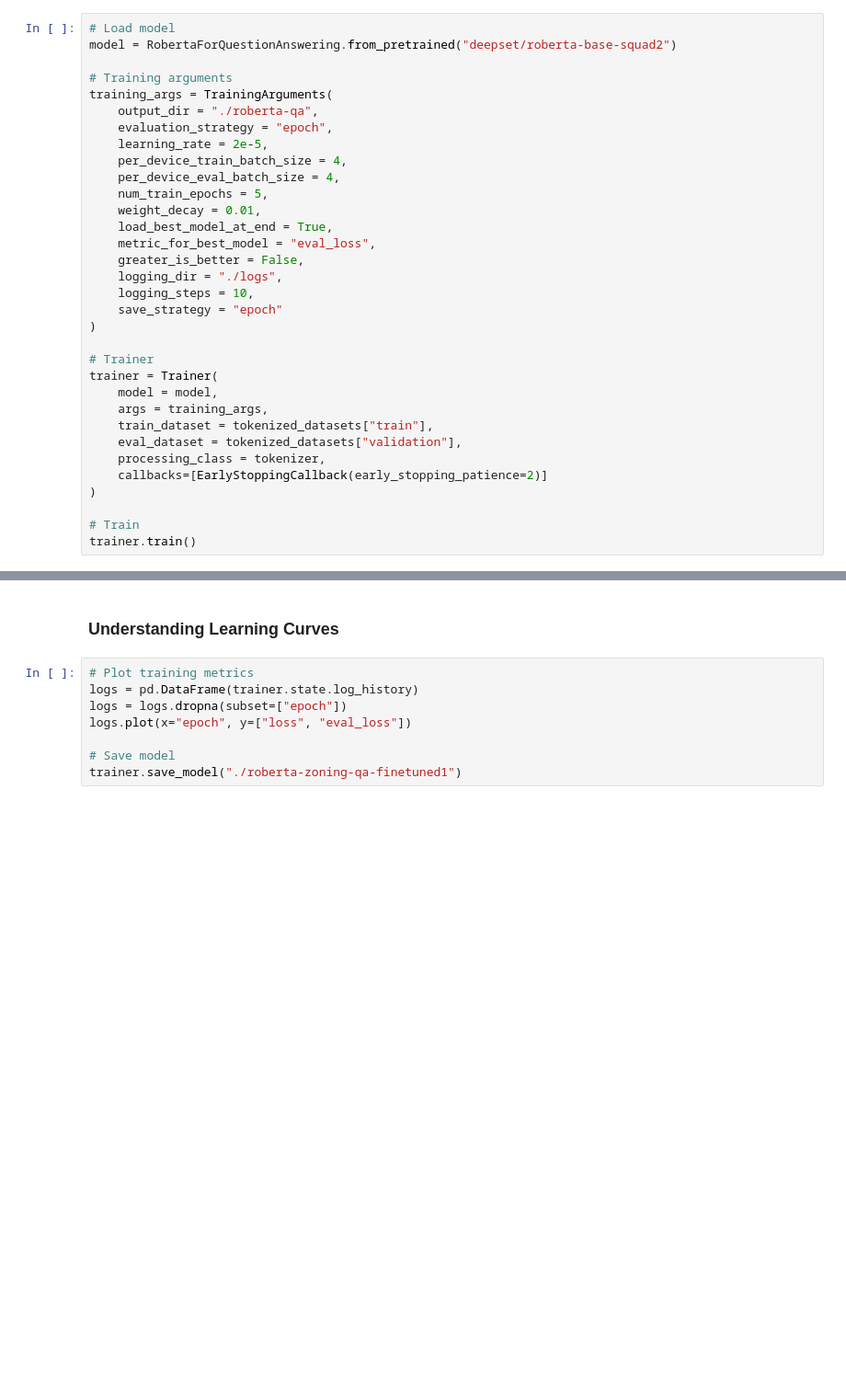
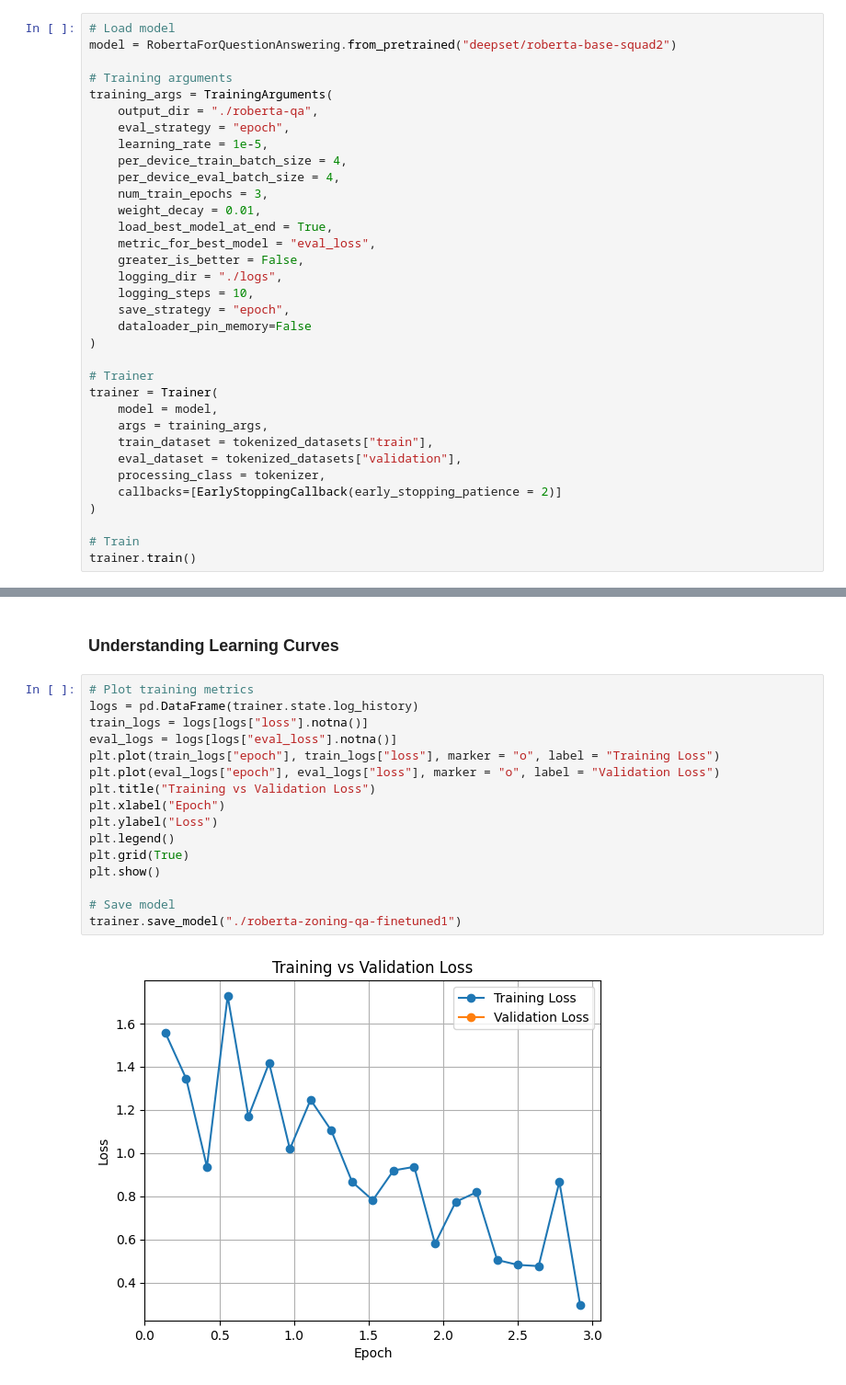
Before and after one commit to JoT8ng/zoning-extraction-pipelines, a Jupyter notebook: finetuning_pipeline/finetuning_qa_experiment.ipynb, the cells around one changed output, grey strips where cells are left out. Shown at 92% size. Drawn from its saved outputs; the diff is of its cells as text; blank space fills up the shorter version.

```diff
--- a/finetuning_pipeline/finetuning_qa_experiment.ipynb
+++ b/finetuning_pipeline/finetuning_qa_experiment.ipynb
@@ -215,18 +216,19 @@ model = RobertaForQuestionAnswering.from_pretrained("deepset/roberta-base-squad2
 # Training arguments
 training_args = TrainingArguments(
     output_dir = "./roberta-qa",
-    evaluation_strategy = "epoch",
-    learning_rate = 2e-5,
+    eval_strategy = "epoch",
+    learning_rate = 1e-5,
     per_device_train_batch_size = 4,
     per_device_eval_batch_size = 4,
-    num_train_epochs = 5,
+    num_train_epochs = 3,
     weight_decay = 0.01,
     load_best_model_at_end = True,
     metric_for_best_model = "eval_loss",
     greater_is_better = False,
     logging_dir = "./logs",
     logging_steps = 10,
-    save_strategy = "epoch"
+    save_strategy = "epoch",
+    dataloader_pin_memory=False
 )
 
 # Trainer
@@ -236,7 +238,7 @@ trainer = Trainer(
     train_dataset = tokenized_datasets["train"],
     eval_dataset = tokenized_datasets["validation"],
     processing_class = tokenizer,
-    callbacks=[EarlyStoppingCallback(early_stopping_patience=2)]
+    callbacks=[EarlyStoppingCallback(early_stopping_patience = 2)]
 )
 
 # Train
@@ -246,8 +255,18 @@ trainer.train()
 # %%
 # Plot training metrics
 logs = pd.DataFrame(trainer.state.log_history)
-logs = logs.dropna(subset=["epoch"])
-logs.plot(x="epoch", y=["loss", "eval_loss"])
+train_logs = logs[logs["loss"].notna()]
+eval_logs = logs[logs["eval_loss"].notna()]
+plt.plot(train_logs["epoch"], train_logs["loss"], marker = "o", label = "Training Loss")
+plt.plot(eval_logs["epoch"], eval_logs["loss"], marker = "o", label = "Validation Loss")
+plt.title("Training vs Validation Loss")
+plt.xlabel("Epoch")
+plt.ylabel("Loss")
+plt.legend()
+plt.grid(True)
+plt.show()
 
 # Save model
 trainer.save_model("./roberta-zoning-qa-finetuned1")
+# %% [output]
+[figure, added]
```
Also changed, not shown: parts of 2 cells of this notebook.
